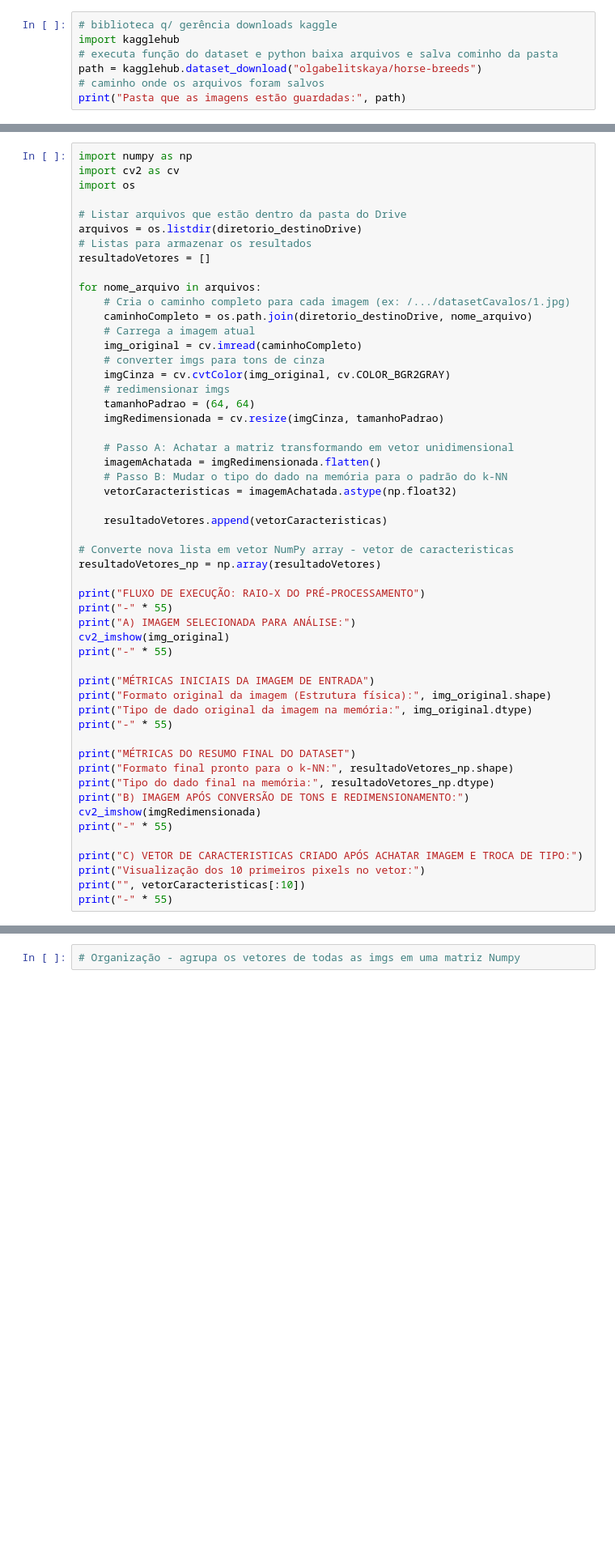
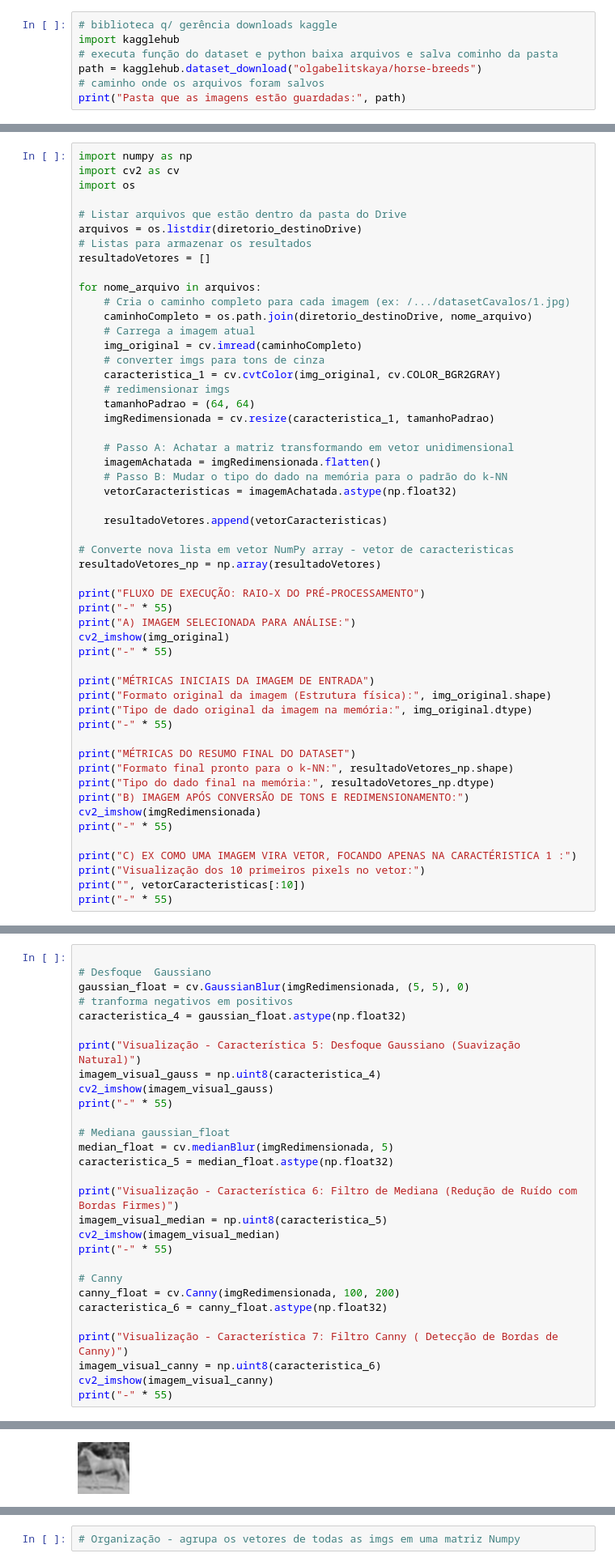
Before and after one commit to vitoriaferreirap/DeepLearning, a Jupyter notebook: MachineLearning/SistemasInteligentes/SistemasInteligentes_ClassificadorCavalos.ipynb, the cells around one changed output, grey strips where cells are left out. Shown at 81% size. Drawn from its saved outputs; the diff is of its cells as text; blank space fills up the shorter version.

Commit message:
feat: adiciona filtros Gaussiano, Mediana e Detecção de bordas de Canny

```diff
--- a/MachineLearning/SistemasInteligentes/SistemasInteligentes_ClassificadorCavalos.ipynb
+++ b/MachineLearning/SistemasInteligentes/SistemasInteligentes_ClassificadorCavalos.ipynb
@@ -79,10 +81,10 @@ for nome_arquivo in arquivos:
     # Carrega a imagem atual
     img_original = cv.imread(caminhoCompleto)
     # converter imgs para tons de cinza
-    imgCinza = cv.cvtColor(img_original, cv.COLOR_BGR2GRAY)
+    caracteristica_1 = cv.cvtColor(img_original, cv.COLOR_BGR2GRAY)
     # redimensionar imgs
     tamanhoPadrao = (64, 64)
-    imgRedimensionada = cv.resize(imgCinza, tamanhoPadrao)
+    imgRedimensionada = cv.resize(caracteristica_1, tamanhoPadrao)
 
     # Passo A: Achatar a matriz transformando em vetor unidimensional
     imagemAchatada = imgRedimensionada.flatten()
@@ -112,7 +114,7 @@ print("B) IMAGEM APÓS CONVERSÃO DE TONS E REDIMENSIONAMENTO:")
 cv2_imshow(imgRedimensionada)
 print("-" * 55)
 
-print("C) VETOR DE CARACTERISTICAS CRIADO APÓS ACHATAR IMAGEM E TROCA DE TIPO:")
+print("C) EX COMO UMA IMAGEM VIRA VETOR, FOCANDO APENAS NA CARACTÉRISTICA 1 :")
 print("Visualização dos 10 primeiros pixels no vetor:")
 print("", vetorCaracteristicas[:10])
 print("-" * 55)
@@ -198,0 +211,30 @@ Visualização - Característica 3: Laplacian X (Todas as bordas)
+# %%
+
+# Desfoque  Gaussiano
+gaussian_float = cv.GaussianBlur(imgRedimensionada, (5, 5), 0)
+# tranforma negativos em positivos
+caracteristica_4 = gaussian_float.astype(np.float32)
+
+print("Visualização - Característica 5: Desfoque Gaussiano (Suavização Natural)")
+imagem_visual_gauss = np.uint8(caracteristica_4)
+cv2_imshow(imagem_visual_gauss)
+print("-" * 55)
+
+# Mediana gaussian_float
+median_float = cv.medianBlur(imgRedimensionada, 5)
+caracteristica_5 = median_float.astype(np.float32)
+
+print("Visualização - Característica 6: Filtro de Mediana (Redução de Ruído com Bordas Firmes)")
+imagem_visual_median = np.uint8(caracteristica_5)
+cv2_imshow(imagem_visual_median)
+print("-" * 55)
+
+# Canny
+canny_float = cv.Canny(imgRedimensionada, 100, 200)
+caracteristica_6 = canny_float.astype(np.float32)
+
+print("Visualização - Característica 7: Filtro Canny ( Detecção de Bordas de Canny)")
+imagem_visual_canny = np.uint8(caracteristica_6)
+cv2_imshow(imagem_visual_canny)
+print("-" * 55)
+# %% [output]
@@ -198,0 +242 @@ Visualização - Característica 3: Laplacian X (Todas as bordas)
+[figure, added]
```
Also changed, not shown: parts of 8 cells of this notebook.
